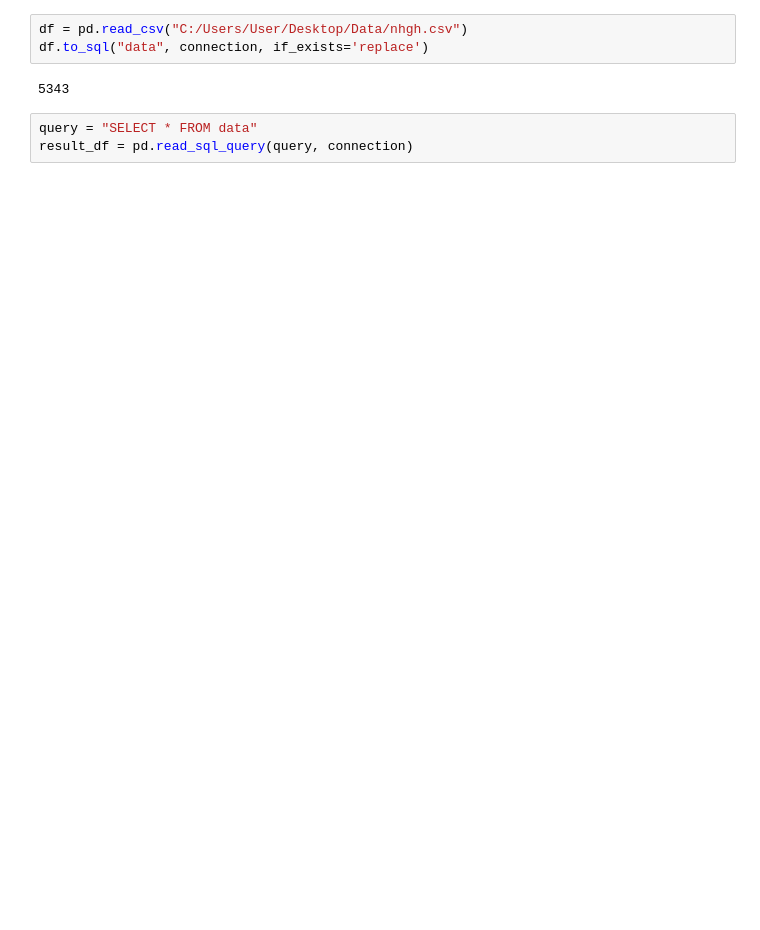
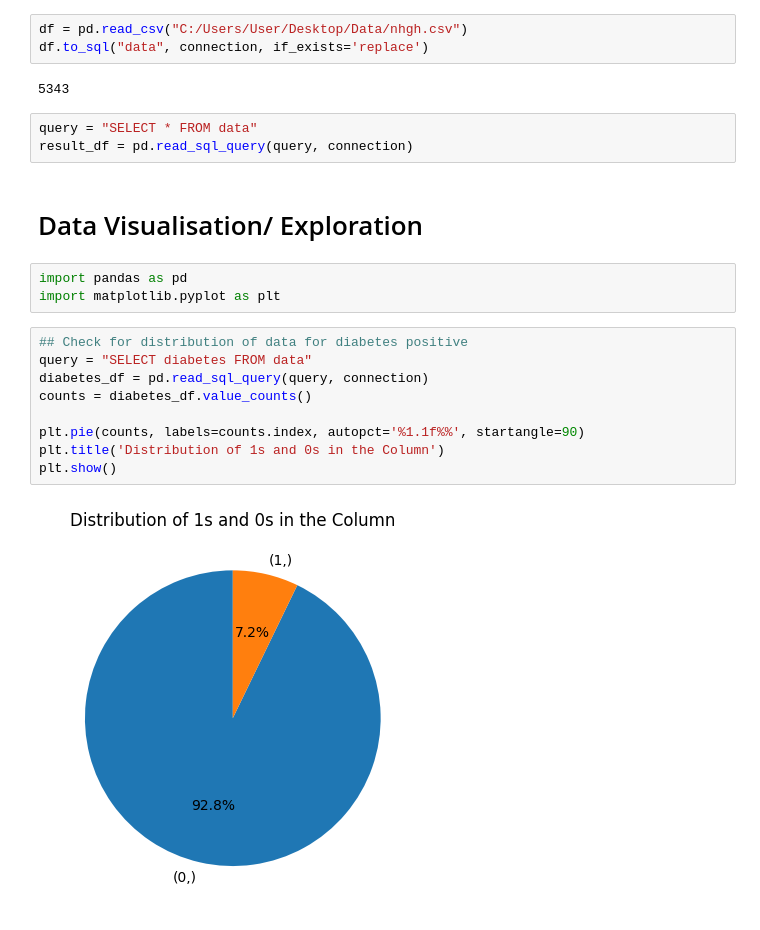
Before and after one commit to chenghong99/SGH-assignment, a Jupyter notebook: Assesment.ipynb, the cells around one changed output. Cells and saved outputs as stored; diff of their text form; blank space fills up the shorter version.

Commit message:
Data exploration plot and visualisation

```diff
--- a/Assesment.ipynb
+++ b/Assesment.ipynb
@@ -50,3 +53,19 @@ df.to_sql("data", connection, if_exists='replace')
 # %%
 query = "SELECT * FROM data"
 result_df = pd.read_sql_query(query, connection)
+# %% [markdown]
+# Data Visualisation/ Exploration
+# %%
+import pandas as pd
+import matplotlib.pyplot as plt
+# %%
+## Check for distribution of data for diabetes positive
+query = "SELECT diabetes FROM data"
+diabetes_df = pd.read_sql_query(query, connection)
+counts = diabetes_df.value_counts()
+
+plt.pie(counts, labels=counts.index, autopct='%1.1f%%', startangle=90)
+plt.title('Distribution of 1s and 0s in the Column')
+plt.show()
+# %% [output]
+[figure, added]
```
Also changed, not shown: parts of 5 cells of this notebook, 1 other file.
